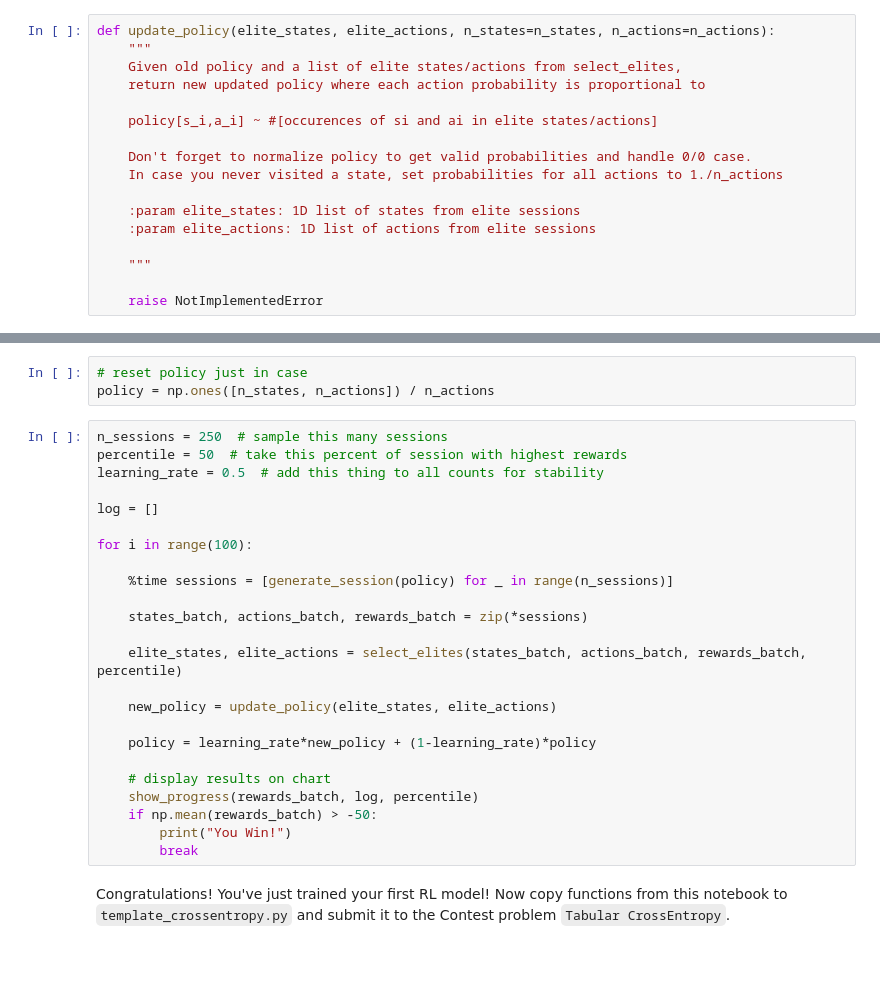
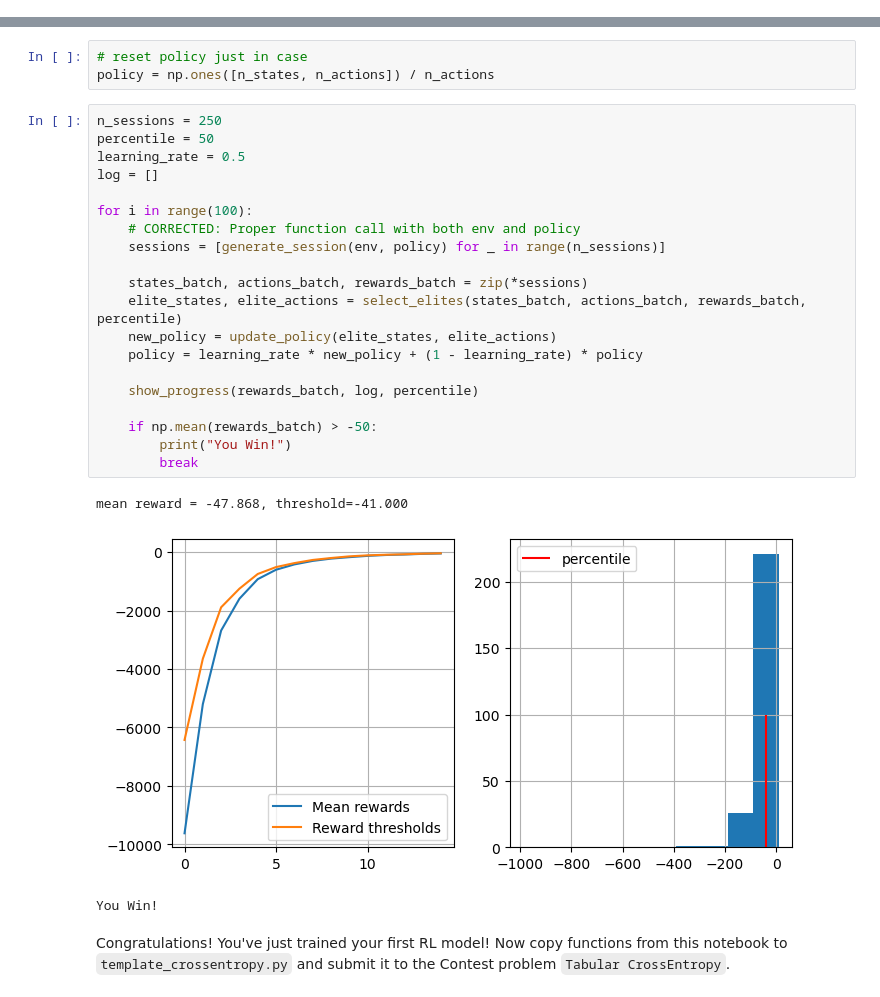
Before and after one commit to kaanr/yandex_ml_homework, a Jupyter notebook: hw02_cross_entropy/01_crossentropy_method.ipynb, the cells around one changed output, grey strips where cells are left out. Cells and saved outputs as stored; diff of their text form; blank space fills up the shorter version.

```diff
--- a/hw02_cross_entropy/01_crossentropy_method.ipynb
+++ b/hw02_cross_entropy/01_crossentropy_method.ipynb
@@ -219,17 +477,0 @@ print("Ok!")
-# %%
-def update_policy(elite_states, elite_actions, n_states=n_states, n_actions=n_actions):
-    """
-    Given old policy and a list of elite states/actions from select_elites,
-    return new updated policy where each action probability is proportional to
-
-    policy[s_i,a_i] ~ #[occurences of si and ai in elite states/actions]
-
-    Don't forget to normalize policy to get valid probabilities and handle 0/0 case.
-    In case you never visited a state, set probabilities for all actions to 1./n_actions
-
-    :param elite_states: 1D list of states from elite sessions
-    :param elite_actions: 1D list of actions from elite sessions
-
-    """
-
-    raise NotImplementedError
@@ -289,29 +645,29 @@ def show_progress(rewards_batch, log, percentile, reward_range=[-990, +10]):
 # reset policy just in case
 policy = np.ones([n_states, n_actions]) / n_actions
 # %%
-n_sessions = 250  # sample this many sessions
-percentile = 50  # take this percent of session with highest rewards
-learning_rate = 0.5  # add this thing to all counts for stability
-
+n_sessions = 250
+percentile = 50
+learning_rate = 0.5
 log = []
 
 for i in range(100):
-
-    %time sessions = [generate_session(policy) for _ in range(n_sessions)]
+    # CORRECTED: Proper function call with both env and policy
+    sessions = [generate_session(env, policy) for _ in range(n_sessions)]
 
     states_batch, actions_batch, rewards_batch = zip(*sessions)
+    elite_states, elite_actions = select_elites(states_batch, actions_batch, rewards_batch, percentile)
+    new_policy = update_policy(elite_states, elite_actions)
+    policy = learning_rate * new_policy + (1 - learning_rate) * policy
 
-    elite_states, elite_actions = select_elites(states_batch, actions_batch, rewards_batch, percentile)
+    show_progress(rewards_batch, log, percentile)
 
-    new_policy = update_policy(elite_states, elite_actions)
-
-    policy = learning_rate*new_policy + (1-learning_rate)*policy
-
-    # display results on chart
-    show_progress(rewards_batch, log, percentile)
     if np.mean(rewards_batch) > -50:
         print("You Win!")
         break
+# %% [output]
+mean reward = -47.868, threshold=-41.000
+[figure, added]
+You Win!
 # %% [markdown]
 Congratulations! You've just trained your first RL model!
 Now copy functions from this notebook to `template_crossentropy.py` and submit it to the Contest problem `Tabular CrossEntropy`.
```
Also changed, not shown: parts of 24 cells of this notebook, 2 other files.
